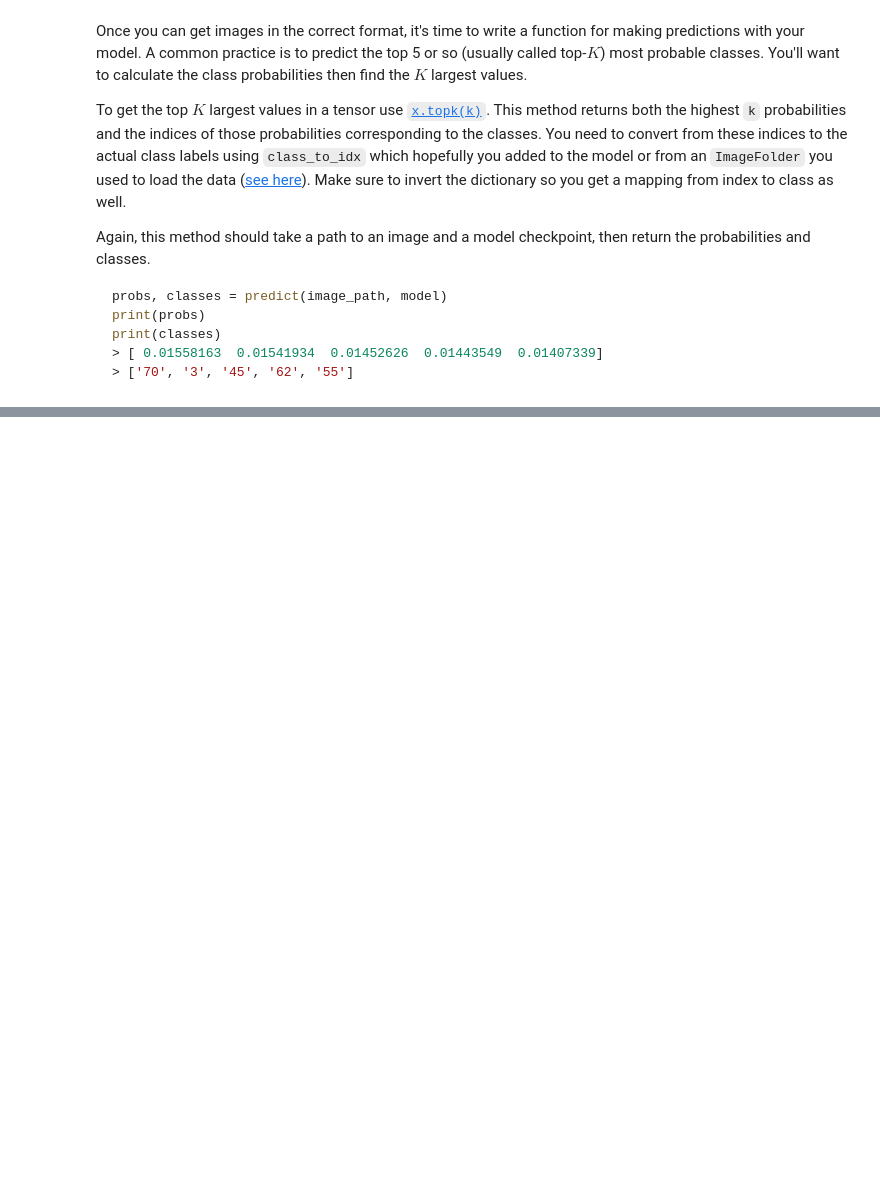
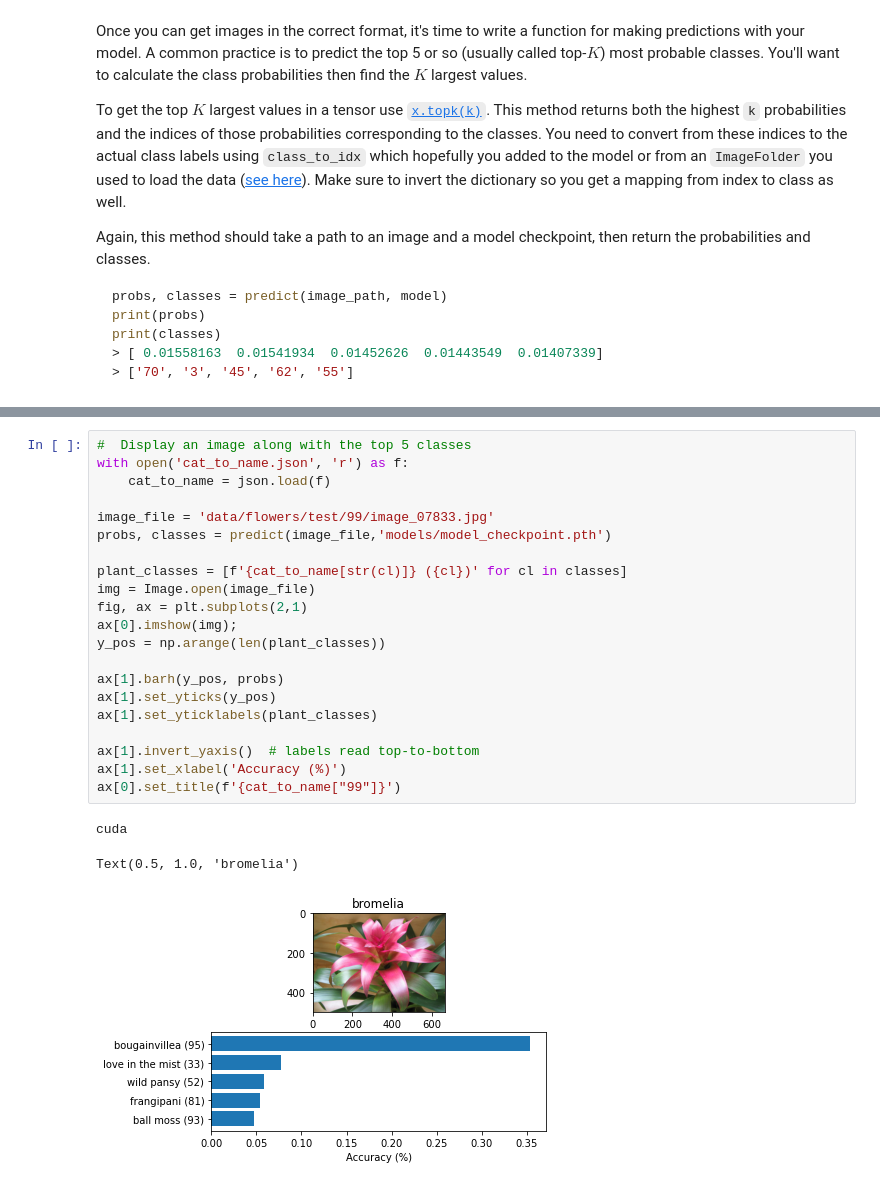
Before and after one commit to ERUD1T3/aipnd-project, a Jupyter notebook: Image Classifier Project.ipynb, the cells around one changed output, grey strips where cells are left out. Drawn from its saved outputs; the diff is of its cells as text; blank space fills up the shorter version.

```diff
--- a/Image Classifier Project.ipynb
+++ b/Image Classifier Project.ipynb
@@ -394,0 +498,25 @@ ax[0].set_title(f'{cat_to_name["1"]}')
+# %%
+#  Display an image along with the top 5 classes
+with open('cat_to_name.json', 'r') as f:
+    cat_to_name = json.load(f)
+
+image_file = 'data/flowers/test/99/image_07833.jpg'
+probs, classes = predict(image_file,'models/model_checkpoint.pth')
+
+plant_classes = [f'{cat_to_name[str(cl)]} ({cl})' for cl in classes]
+img = Image.open(image_file)
+fig, ax = plt.subplots(2,1)
+ax[0].imshow(img);
+y_pos = np.arange(len(plant_classes))
+
+ax[1].barh(y_pos, probs)
+ax[1].set_yticks(y_pos)
+ax[1].set_yticklabels(plant_classes)
+
+ax[1].invert_yaxis()  # labels read top-to-bottom
+ax[1].set_xlabel('Accuracy (%)')
+ax[0].set_title(f'{cat_to_name["99"]}')
+# %% [output]
+cuda
+Text(0.5, 1.0, 'bromelia')
+[figure, added]
```
Also changed, not shown: parts of 16 cells of this notebook, 5 other files.
